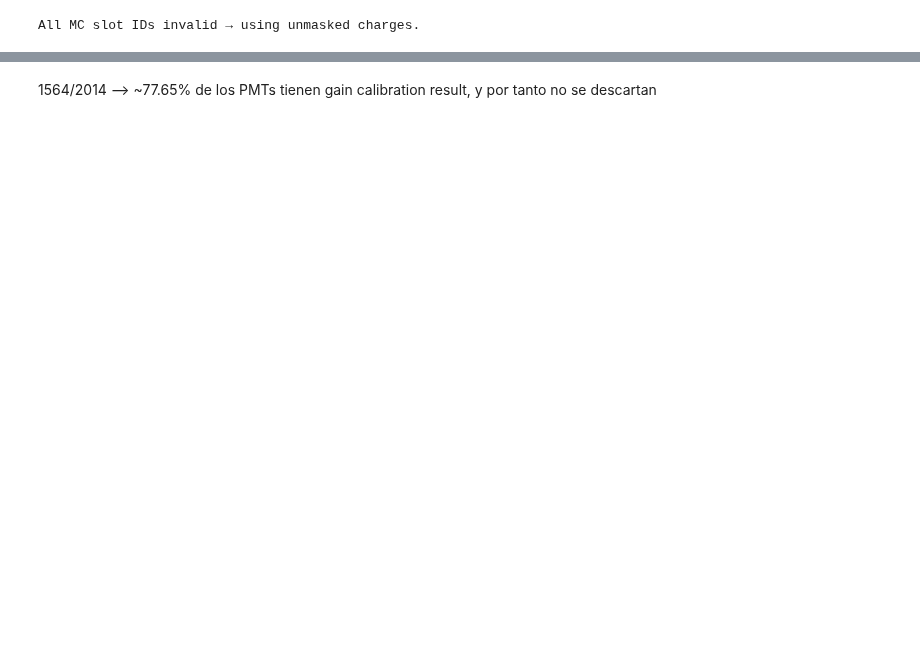
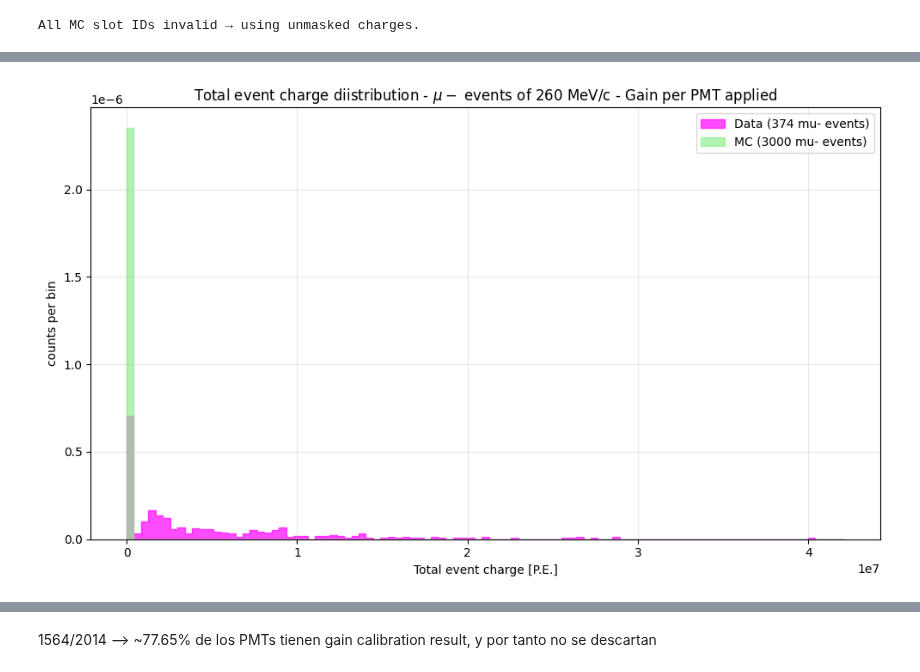
Before and after one commit to elenaramos44/WCTE_MC-Data_Validation_with_GAIN_Calibration, a Jupyter notebook: new_MCvsData.ipynb, the cells around one changed output, grey strips where cells are left out. Cells and saved outputs as stored; diff of their text form; code cells hidden in the pictures; blank space fills up the shorter version.

```diff
--- a/new_MCvsData.ipynb
+++ b/new_MCvsData.ipynb
@@ -526,0 +638,90 @@ Plottable MC events   : 3000
+# %%
+#flatten per-hit arrays (Awkward)
+data_slot_ids = ak.to_numpy(ak.flatten(data["hit_mpmt_slot_ids"]))
+data_channel_ids = ak.to_numpy(ak.flatten(data["hit_pmt_channel_ids"]))
+data_charges = ak.to_numpy(ak.flatten(data["hit_pmt_charges"]))
+
+#build PMT index
+data_idx = 19 * data_slot_ids + data_channel_ids
+
+#shape-check
+if len(data_idx) != len(data_charges):
+    raise RuntimeError("Flattened hit arrays length mismatch!")
+
+#safe per-hit correction: keep only hits with valid gains, set invalid hits to 0 ---
+gain_for_hits = gain_per_channel[data_idx]              # may contain NaN
+valid_gain_mask = np.isfinite(gain_for_hits) & (gain_for_hits > 0)
+
+#convert invalid-hit charges to 0 (so event sums survive)
+corrected_charges_pe_flat = np.zeros_like(data_charges, dtype=float)
+corrected_charges_pe_flat[valid_gain_mask] = data_charges[valid_gain_mask] / gain_for_hits[valid_gain_mask]
+
+
+#rebuild per-event structure using original per-event hit counts ---
+n_hits_per_event = ak.num(data["hit_pmt_charges"], axis=1)
+n_hits_total = int(np.sum(n_hits_per_event))
+
+
+
+#if flatten length > expected total hits, trim; if <, raise error (data corruption)
+if len(corrected_charges_pe_flat) < n_hits_total:
+    raise RuntimeError(f"Fewer corrected hits ({len(corrected_charges_pe_flat)}) than expected total hits ({n_hits_total}).")
+corrected_charges_pe_flat = corrected_charges_pe_flat[:n_hits_total]
+
+data_event_charges_pe = ak.unflatten(corrected_charges_pe_flat, n_hits_per_event)
+
+#???
+
+
+#total charge per event (P.E.)
+data_total_charge_per_event = ak.sum(data_event_charges_pe, axis=1)
+data_total_charge_per_event = ak.to_numpy(data_total_charge_per_event)
+
+
+n_events_before = len(data)
+n_events_after = np.sum(np.isfinite(data_total_charge_per_event))
+n_events_zero = np.sum(data_total_charge_per_event == 0)
+n_valid_hits = np.sum(valid_gain_mask)
+
+print(f"Events (loaded)            : {n_events_before}")
+print(f"Events with finite totals  : {n_events_after}")
+print(f"Events with total == 0     : {n_events_zero}")
+print(f"Total hits (flattened)     : {len(data_charges)}")
+print(f"Valid hits with gain       : {n_valid_hits} ({100*n_valid_hits/len(data_charges):.1f}%)")
+
+#MC total charge per event (already in P.E.)
+mc_total_charge_per_event = ak.sum(mc["hit_pmt_charges"], axis=1)
+mc_total_charge_per_event = ak.to_numpy(mc_total_charge_per_event)
+
+#clean NaN/non-positive values
+mask_data_good = np.isfinite(data_total_charge_per_event) & (data_total_charge_per_event > 0)
+mask_mc_good = np.isfinite(mc_total_charge_per_event) & (mc_total_charge_per_event > 0)
+
+data_total = data_total_charge_per_event[mask_data_good]
+mc_total = mc_total_charge_per_event[mask_mc_good]
+
+print(f"Plottable Data events : {len(data_total)}")
+print(f"Plottable MC events   : {len(mc_total)}")
+
+#plot
+# --- Plot total event charge distributions (sin líneas entre bins) ---
+lo = 0
+hi = max(data_total.max() if len(data_total) else 0, mc_total.max() if len(mc_total) else 0) * 1.05
+if hi == 0:
+    hi = 1.0
+bins = np.linspace(lo, hi, 100)
+
+plt.figure(figsize=(10,6), dpi=100)
+plt.hist(data_total, bins=bins, alpha=0.7, color='magenta', histtype='stepfilled', edgecolor='magenta', density=True, label=f'Data ({len(data_total)} mu- events)')
+plt.hist(mc_total, bins=bins, alpha=0.7, color='lightgreen', histtype='stepfilled', edgecolor='lightgreen', density=True,
+         label=f'MC ({len(mc_total)} mu- events)')
+
+plt.xlabel('Total event charge [P.E.]')
+plt.ylabel('counts per bin')
+plt.title('Total event charge diistribution - $\mu-$ events of 260 MeV/c - Gain per PMT applied')
+plt.legend()
+plt.grid(True, alpha=0.3)
+#plt.xlim(0,2500)
+plt.tight_layout()
+plt.show()
+# %% [output]
@@ -527,3 +735,4 @@ Plottable MC events   : 3000
+[figure, added]
 # %%
 import numpy as np
 import awkward as ak
```
Also changed, not shown: parts of 17 cells of this notebook, 2 other files.
